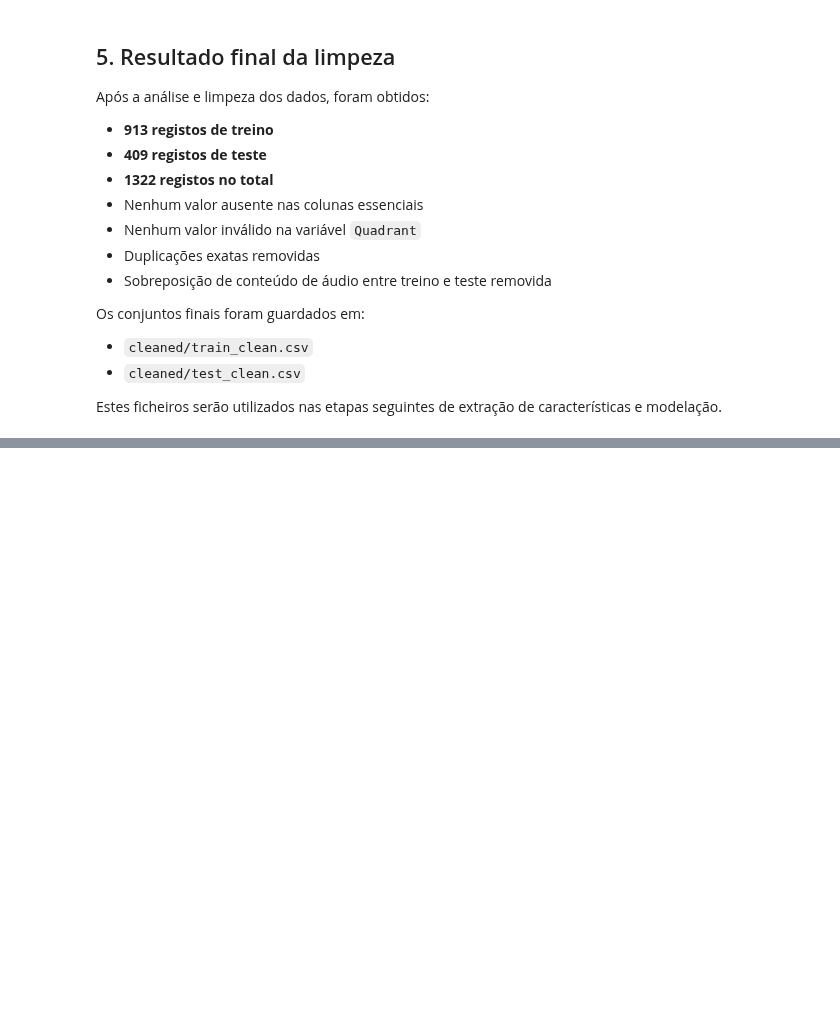
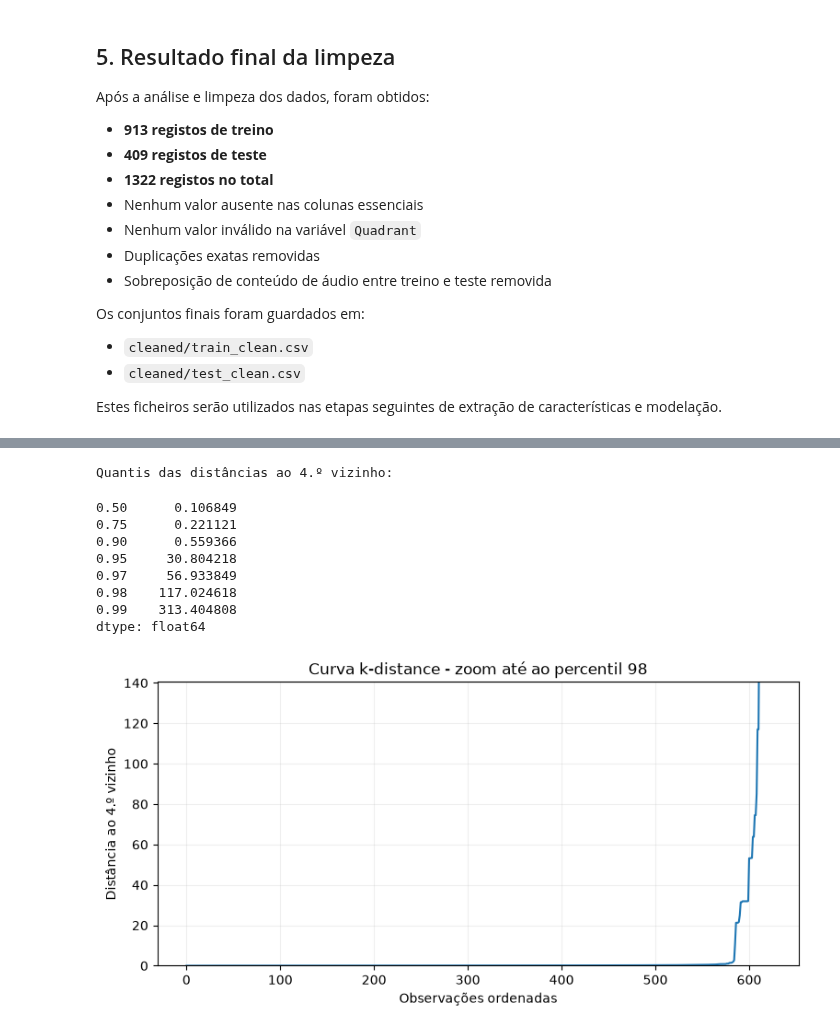
Before and after one commit to AliciaSchiochetSouza/TrabECACPL7, a Jupyter notebook: dataset/build/MERGE_ECAC/02_cleaning.ipynb, the cells around one changed output, grey strips where cells are left out. Drawn from its saved outputs; the diff is of its cells as text; code cells hidden in the pictures; blank space fills up the shorter version.

```diff
--- a/dataset/build/MERGE_ECAC/02_cleaning.ipynb
+++ b/dataset/build/MERGE_ECAC/02_cleaning.ipynb
@@ -1443,0 +2309,32 @@ Estes ficheiros serão utilizados nas etapas seguintes de extração de caracter
+# %%
+# Ampliar a região relevante da curva k-distance
+
+print("Quantis das distâncias ao 4.º vizinho:")
+display(
+    pd.Series(k_distances).quantile(
+        [0.50, 0.75, 0.90, 0.95, 0.97, 0.98, 0.99]
+    )
+)
+
+# Zoom excluindo visualmente os extremos muito distantes
+limit_98 = np.quantile(k_distances, 0.98)
+
+plt.figure(figsize=(9, 4))
+plt.plot(k_distances)
+plt.ylim(0, limit_98 * 1.2)
+plt.xlabel("Observações ordenadas")
+plt.ylabel("Distância ao 4.º vizinho")
+plt.title("Curva k-distance - zoom até ao percentil 98")
+plt.grid(alpha=0.2)
+plt.show()
+# %% [output]
+Quantis das distâncias ao 4.º vizinho:
+0.50      0.106849
+0.75      0.221121
+0.90      0.559366
+0.95     30.804218
+0.97     56.933849
+0.98    117.024618
+0.99    313.404808
+dtype: float64
+[figure, added]
```
Also changed, not shown: parts of 75 cells of this notebook, 2 other files.
